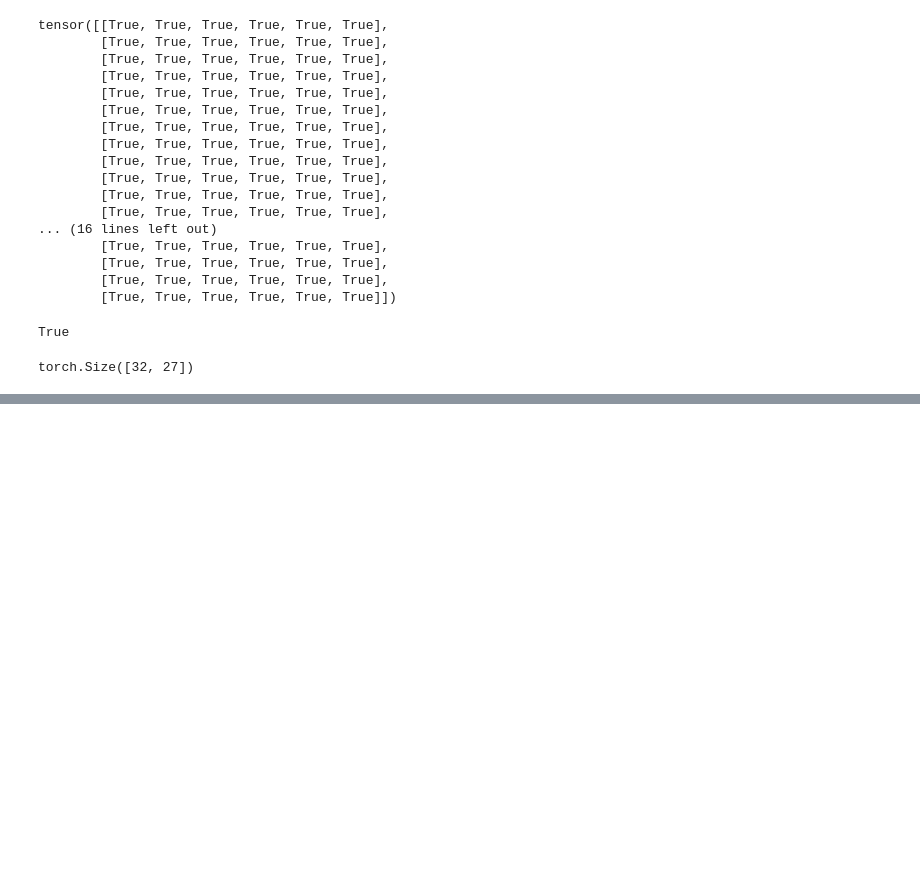
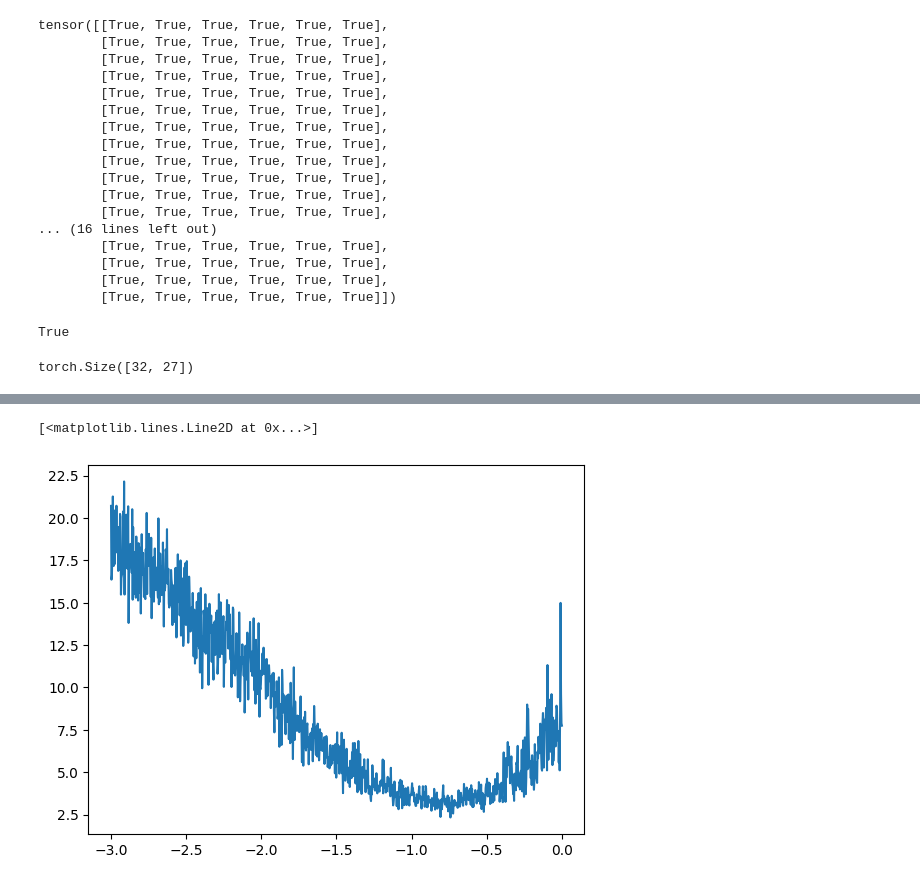
Before and after one commit to veracius/learning_ai, a Jupyter notebook: tutorials/2026-05-19_karpathy3/karpathy_3.ipynb, the cells around one changed output, grey strips where cells are left out. Cells and saved outputs as stored; diff of their text form; code cells hidden in the pictures; blank space fills up the shorter version.

```diff
--- a/tutorials/2026-05-19_karpathy3/karpathy_3.ipynb
+++ b/tutorials/2026-05-19_karpathy3/karpathy_3.ipynb
@@ -352,29 +352,35 @@ parameters = [C, W1, b1, W2, b2]
 for p in parameters:
     p.requires_grad=True
 
-for _ in range (10):
+#learning rate
+lre = torch.linspace(-3, 0, 1000) #creates 1000 values between .001 and 1, non linearly
+lrs = 10**lre
+#track losses by learning rate
+lri = []
+lossi = []
+
+for i in range (10000):
     #minibatch construct
     ix = torch.randint(0, X.shape[0], (32,))
     #forward pass
     emb = C[X[ix]] #again, 32x3x2
     h = torch.tanh(emb.view(-1, 6) @ W1 + b1)
     logits = h @ W2 + b2
-    #manually implement classification math:
-    #counts = logits.exp()
-    #prob = counts/counts.sum(1, keepdims=True)
-    #loss = -prob[torch.arange(32), Y].log().mean()
-
-    #use pytorch cross_entropy
     loss = F.cross_entropy(logits, Y[ix])
-    print(loss.item())
+    #print(loss.item())
 
     #backward pass
     for p in parameters:
         p.grad = None
     loss.backward()
     #update
+    #lr = lrs[i]
+    lr = 0.1
     for p in parameters:
-        p.data += -0.1*p.grad
+        p.data += -lr*p.grad
+    #track stats
+    #lri.append(lre[i])
+    #lossi.append(loss.item())
 
 print("Final Loss: ", loss.item())
 # %% [output]
@@ -404,0 +397,5 @@ Final Loss:  12.117977142333984
+# %%
+plt.plot(lri, lossi)
+# %% [output]
+[<matplotlib.lines.Line2D at 0x...>]
+[figure, added]
```
Also changed, not shown: parts of 18 cells of this notebook.
